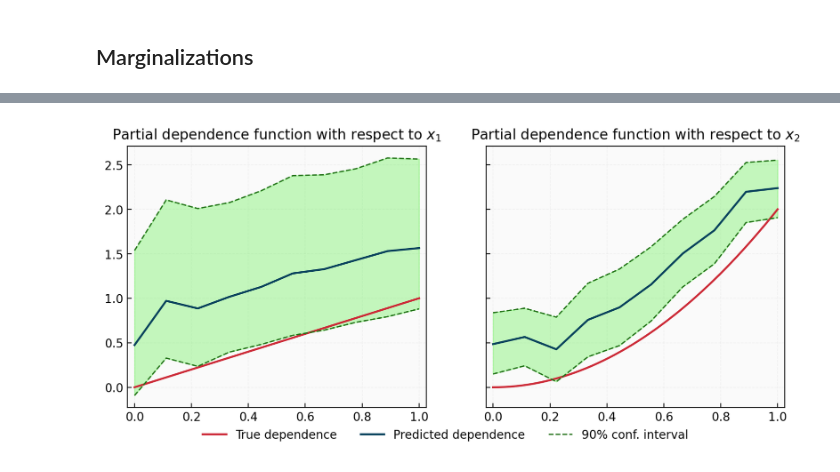
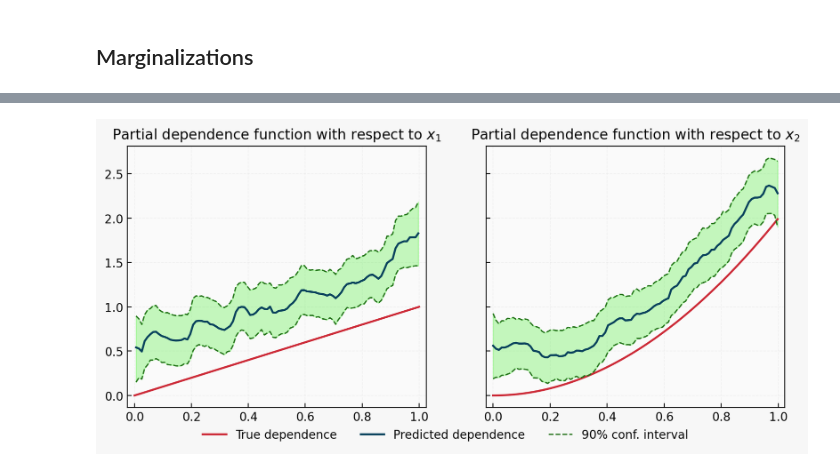
Before and after one commit to PetarMatejcic/GenBART, a Jupyter notebook: notebooks/basic_regression_example.ipynb, the cells around one changed output, grey strips where cells are left out. Drawn from its saved outputs; the diff is of its cells as text; code cells hidden in the pictures.

```diff
--- a/notebooks/basic_regression_example.ipynb
+++ b/notebooks/basic_regression_example.ipynb
@@ -270,5 +270,5 @@ y = true_y + 0.5*np.random.randn(n_samples)
 # %%
 model_marg = gb.RegBart(m=200, n_samples=1000).fit(x, y)
 # %%
-marg_x1 = model_marg.marginalize(0, np.linspace(0, 1, 10))
-marg_x2 = model_marg.marginalize(1, np.linspace(0, 1, 10))
+marg_x1 = model_marg.partial_dependence(0)
+marg_x2 = model_marg.partial_dependence(1)
@@ -275,22 +293,25 @@ marg_x2 = model_marg.marginalize(1, np.linspace(0, 1, 10))
 # %%
 fig, axes = plt.subplots(nrows=1, ncols=2, figsize=(10, 4), sharey=True, dpi=200)
 
+x_plot_0 = np.linspace(x[:, 0].min(), x[:, 0].max(), 100)
+x_plot_1 = np.linspace(x[:, 1].min(), x[:, 1].max(), 100)
+
 axes[0].plot((0, 1), (0, 1), label="True dependence")
-axes[0].plot(np.linspace(0, 1, 10), marg_x1["prediction"], label="Predicted dependence")
-axes[0].plot(np.linspace(0, 1, 10), marg_x1["conf_int_low"], ls='--', lw=1.1,  c=conf_color, label="90% conf. interval")
-axes[0].plot(np.linspace(0, 1, 10), marg_x1["conf_int_high"], ls='--', lw=1.1, c=conf_color)
-axes[0].fill_between(np.linspace(0, 1, 10), marg_x1["conf_int_low"], marg_x1["conf_int_high"], color=fill_color, alpha=0.3)
+axes[0].plot(x_plot_0, marg_x1["prediction"], label="Predicted dependence")
+axes[0].plot(x_plot_0, marg_x1["conf_int_low"], ls='--', lw=1.1,  c=conf_color, label="90% conf. interval")
+axes[0].plot(x_plot_0, marg_x1["conf_int_high"], ls='--', lw=1.1, c=conf_color)
+axes[0].fill_between(x_plot_0, marg_x1["conf_int_low"], marg_x1["conf_int_high"], color=fill_color, alpha=0.3)
 axes[0].set_title(r"Partial dependence function with respect to $x_1$")
 
-axes[1].plot(np.linspace(0, 1, 50), 2.0*np.linspace(0, 1, 50)**2, label="True dependence")
-axes[1].plot(np.linspace(0, 1, 10), marg_x2["prediction"], label="Predicted dependence")
-axes[1].plot(np.linspace(0, 1, 10), marg_x2["conf_int_low"], ls='--', lw=1.1,  c=conf_color, label="90% conf. interval")
-axes[1].plot(np.linspace(0, 1, 10), marg_x2["conf_int_high"], ls='--', lw=1.1, c=conf_color)
-axes[1].fill_between(np.linspace(0, 1, 10), marg_x2["conf_int_low"], marg_x2["conf_int_high"], color=fill_color, alpha=0.3)
+axes[1].plot(x_plot_1, 2.0*x_plot_1**2, label="True dependence")
+axes[1].plot(x_plot_1, marg_x2["prediction"], label="Predicted dependence")
+axes[1].plot(x_plot_1, marg_x2["conf_int_low"], ls='--', lw=1.1,  c=conf_color, label="90% conf. interval")
+axes[1].plot(x_plot_1, marg_x2["conf_int_high"], ls='--', lw=1.1, c=conf_color)
+axes[1].fill_between(x_plot_1, marg_x2["conf_int_low"], marg_x2["conf_int_high"], color=fill_color, alpha=0.3)
 axes[1].set_title(r"Partial dependence function with respect to $x_2$")
 
 handles, labels = axes[0].get_legend_handles_labels()
 fig.legend(handles, labels, loc="lower center", bbox_to_anchor=(0.5, -0.02), ncol=3)
 plt.show()
 # %% [output]
-[figure, old version]
+[figure, new version]
```
Also changed, not shown: parts of 1 cell of this notebook, 2 other files.
